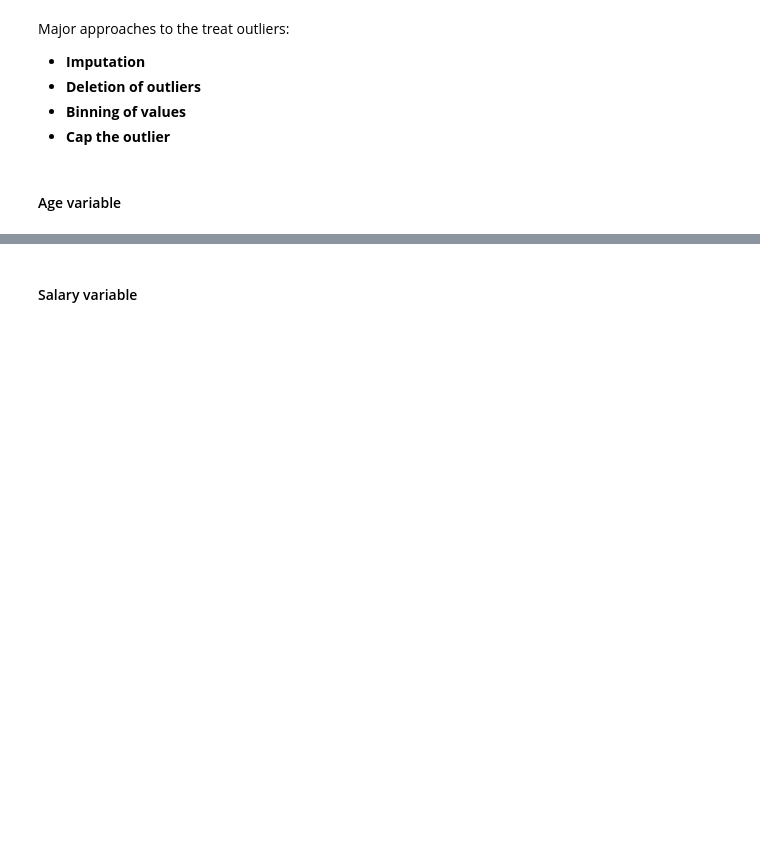
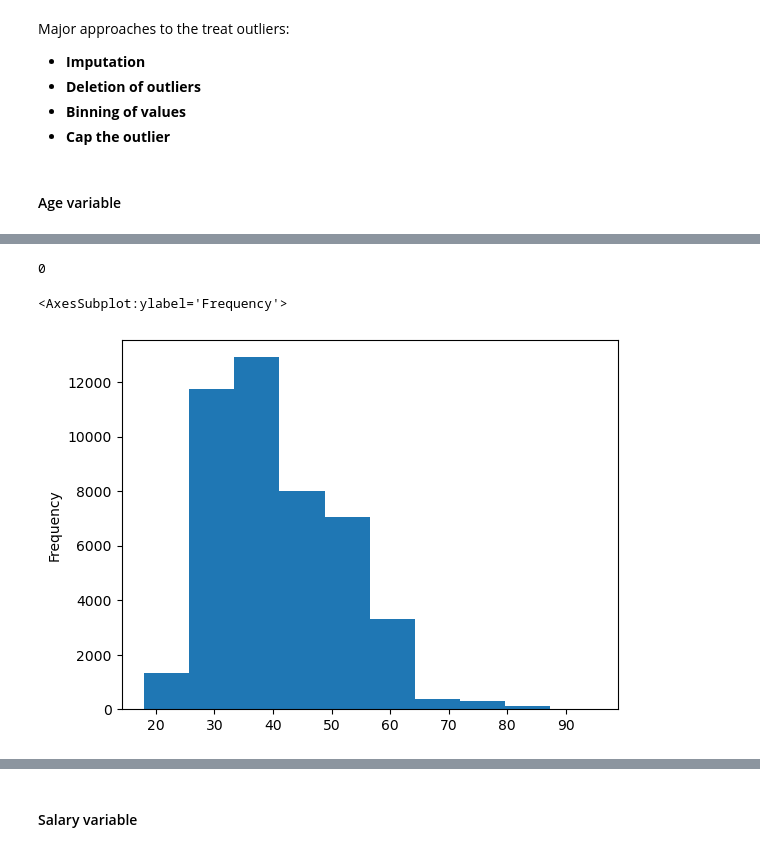
Before and after one commit to ektagupta-19/python-work, a Jupyter notebook: EDA Case Study-Bank Marketing Campaign.ipynb, the cells around one changed output, grey strips where cells are left out. Drawn from its saved outputs; the diff is of its cells as text; code cells hidden in the pictures; blank space fills up the shorter version.

```diff
--- a/EDA Case Study-Bank Marketing Campaign.ipynb
+++ b/EDA Case Study-Bank Marketing Campaign.ipynb
@@ -143,7 +236,7 @@ Types of missing values:
 Drop the records with age missing.
 # %%
 #drop the records with age missing in inp0 and copy in inp1 dataframe.
-inp1=
+inp1=inp0[~inp0.age.isnull()]
 # %% [markdown]
 #### handling missing values in month column
 # %%
@@ -155,4 +259,5 @@ inp1=
 # %%
 # fill the missing values with mode value of month in inp1.
+inp1.month.fillna(inp1.month.mode()[0], inplace=True)
 # %%
 #let's see the null values in the month column.
@@ -167,5 +283,6 @@ Target variable is better of not imputed.
 - Drop the records with missing values.
 # %%
 #drop the records with response missings in inp1.
+inp1=inp1[~inp1.response.isnull()]
 # %%
 #calculate the missing values in each column of data frame: inp1.
@@ -184,3 +342,5 @@ Objective is:
 - all summary statistics- mean, median etc. we will ignore the missing values of pdays.
 # %%
 #describe the pdays column with considering the -1 values.
+inp1.loc[inp1.pdays<0, "pdays"]=np.nan
+inp1.pdays.describe()
@@ -200,4 +382,13 @@ Major approaches to the treat outliers:
+# %%
+inp1.shape
+inp1.age.isnull().sum()
+# %% [output]
+0
 # %%
 #plot the histogram of age variable.
+inp1.age.plot.hist()
+# %% [output]
+<AxesSubplot:ylabel='Frequency'>
+[figure, added]
 # %%
 #plot the boxplot of age variable.
```
Also changed, not shown: parts of 77 cells of this notebook, 7 other files.
